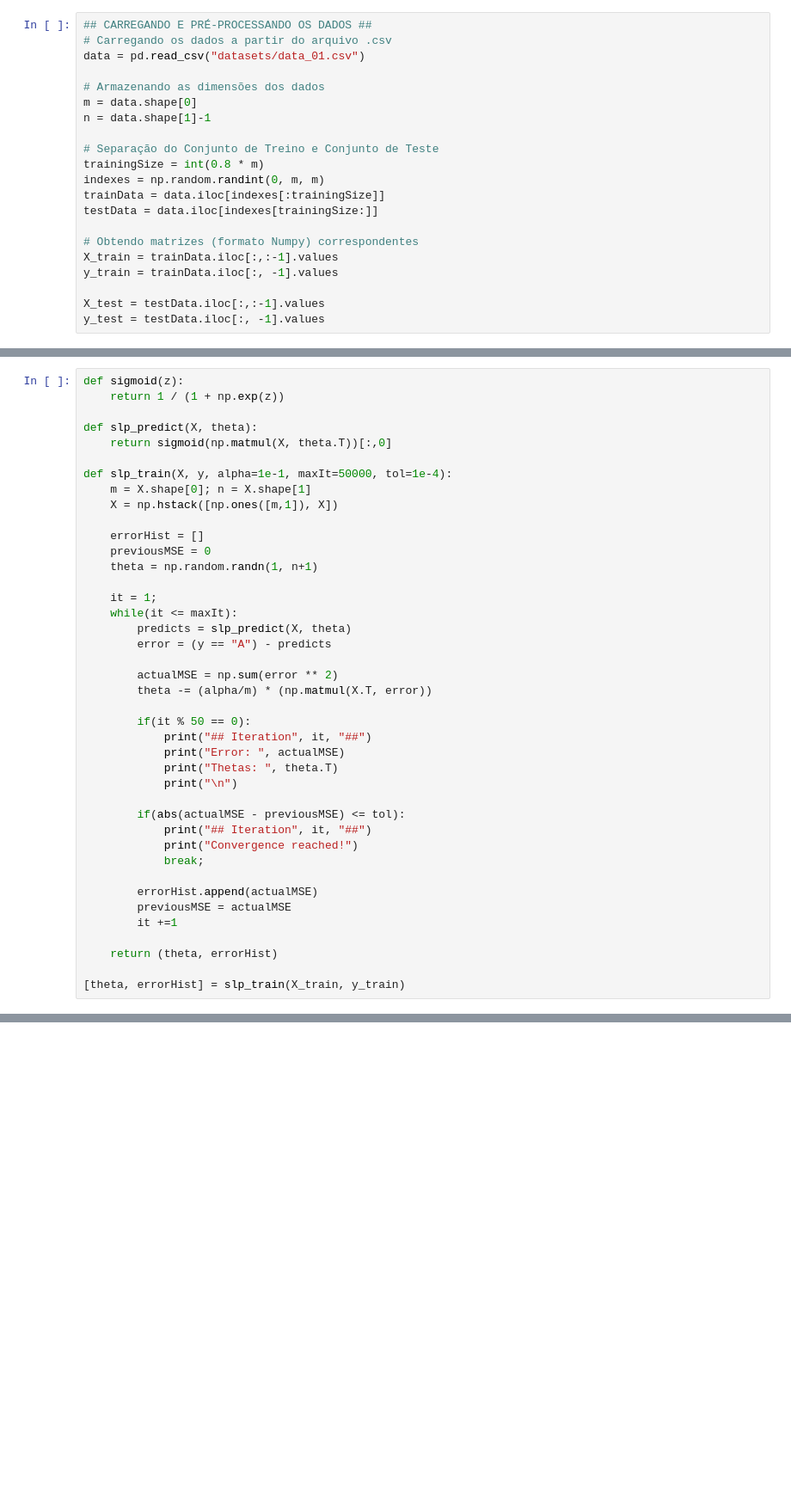
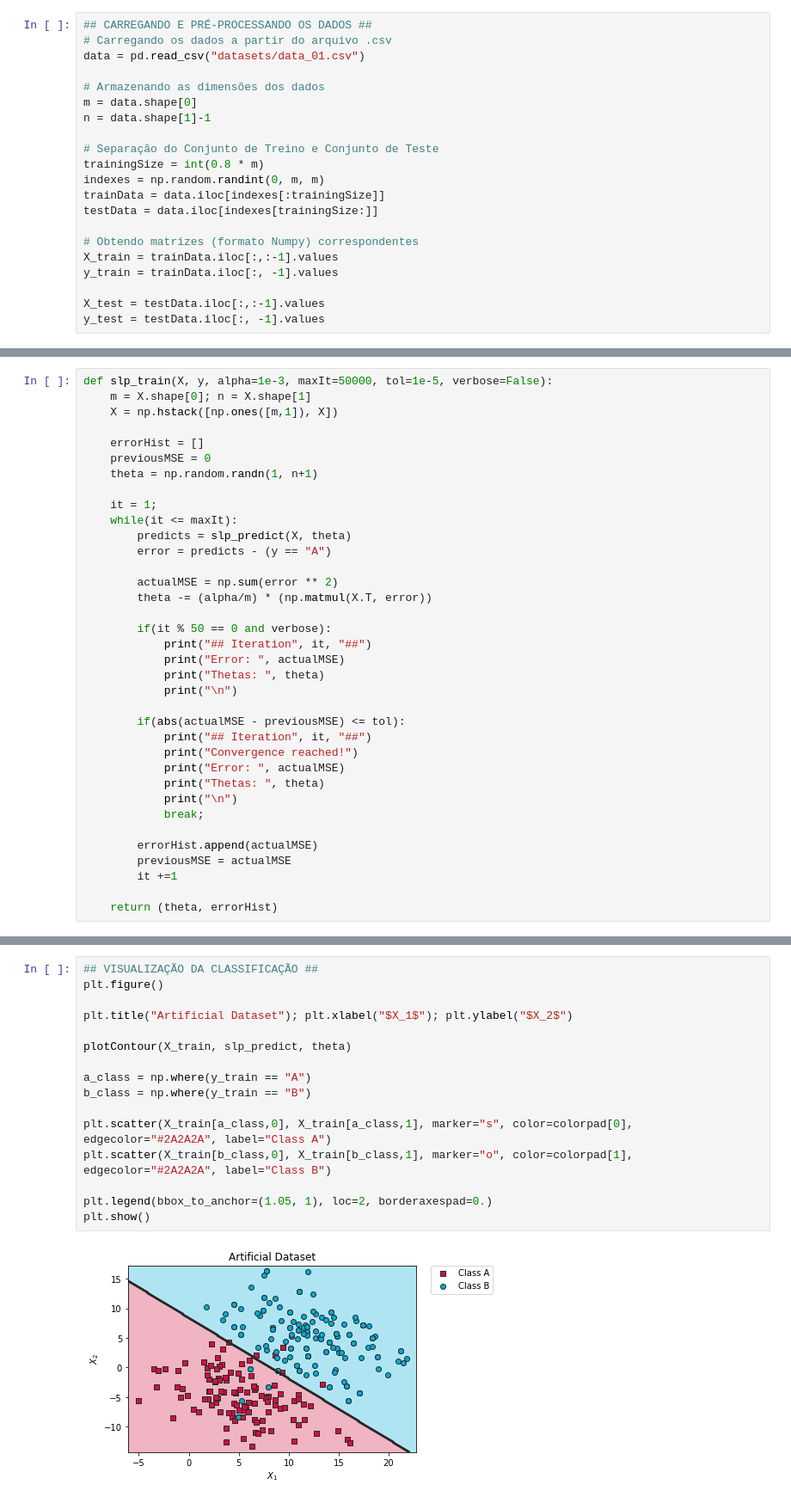
Before and after one commit to TioMinho/NeuralNetworks_SECOMP2k18, a Jupyter notebook: 02_Singlelayer_Perceptron.ipynb, the cells around one changed output, grey strips where cells are left out. Shown at 86% size. Saved outputs shown, nothing was run; the diff lists cells and outputs as text; blank space fills up the shorter version.

```diff
--- a/02_Singlelayer_Perceptron.ipynb
+++ b/02_Singlelayer_Perceptron.ipynb
@@ -73,11 +160,5 @@ array([ 0.984736])
 # %%
-def sigmoid(z):
-    return 1 / (1 + np.exp(z))
-
-def slp_predict(X, theta):
-    return sigmoid(np.matmul(X, theta.T))[:,0]
-
-def slp_train(X, y, alpha=1e-1, maxIt=50000, tol=1e-4):
+def slp_train(X, y, alpha=1e-3, maxIt=50000, tol=1e-5, verbose=False):
     m = X.shape[0]; n = X.shape[1]
     X = np.hstack([np.ones([m,1]), X])
 
@@ -88,20 +169,23 @@ def slp_train(X, y, alpha=1e-1, maxIt=50000, tol=1e-4):
     it = 1;
     while(it <= maxIt):
         predicts = slp_predict(X, theta)
-        error = (y == "A") - predicts
+        error = predicts - (y == "A")
 
         actualMSE = np.sum(error ** 2)
         theta -= (alpha/m) * (np.matmul(X.T, error))
 
-        if(it % 50 == 0):
+        if(it % 50 == 0 and verbose):
             print("## Iteration", it, "##")
             print("Error: ", actualMSE)
-            print("Thetas: ", theta.T)
+            print("Thetas: ", theta)
             print("\n")
 
         if(abs(actualMSE - previousMSE) <= tol):
             print("## Iteration", it, "##")
             print("Convergence reached!")
+            print("Error: ", actualMSE)
+            print("Thetas: ", theta)
+            print("\n")
             break;
 
         errorHist.append(actualMSE)
@@ -109,5 +193,3 @@ def slp_train(X, y, alpha=1e-1, maxIt=50000, tol=1e-4):
         it +=1
 
     return (theta, errorHist)
-
-[theta, errorHist] = slp_train(X_train, y_train)
@@ -140,0 +211,18 @@ Teste: abc
+# %%
+## VISUALIZAÇÃO DA CLASSIFICAÇÃO ##
+plt.figure()
+
+plt.title("Artificial Dataset"); plt.xlabel("$X_1$"); plt.ylabel("$X_2$")
+
+plotContour(X_train, slp_predict, theta)
+
+a_class = np.where(y_train == "A")
+b_class = np.where(y_train == "B")
+
+plt.scatter(X_train[a_class,0], X_train[a_class,1], marker="s", color=colorpad[0], edgecolor="#2A2A2A", label="Class A")
+plt.scatter(X_train[b_class,0], X_train[b_class,1], marker="o", color=colorpad[1], edgecolor="#2A2A2A", label="Class B")
+
+plt.legend(bbox_to_anchor=(1.05, 1), loc=2, borderaxespad=0.)
+plt.show()
+# %% [output]
+[figure, added]
```
Also changed, not shown: parts of 17 cells of this notebook, 1 other file.
